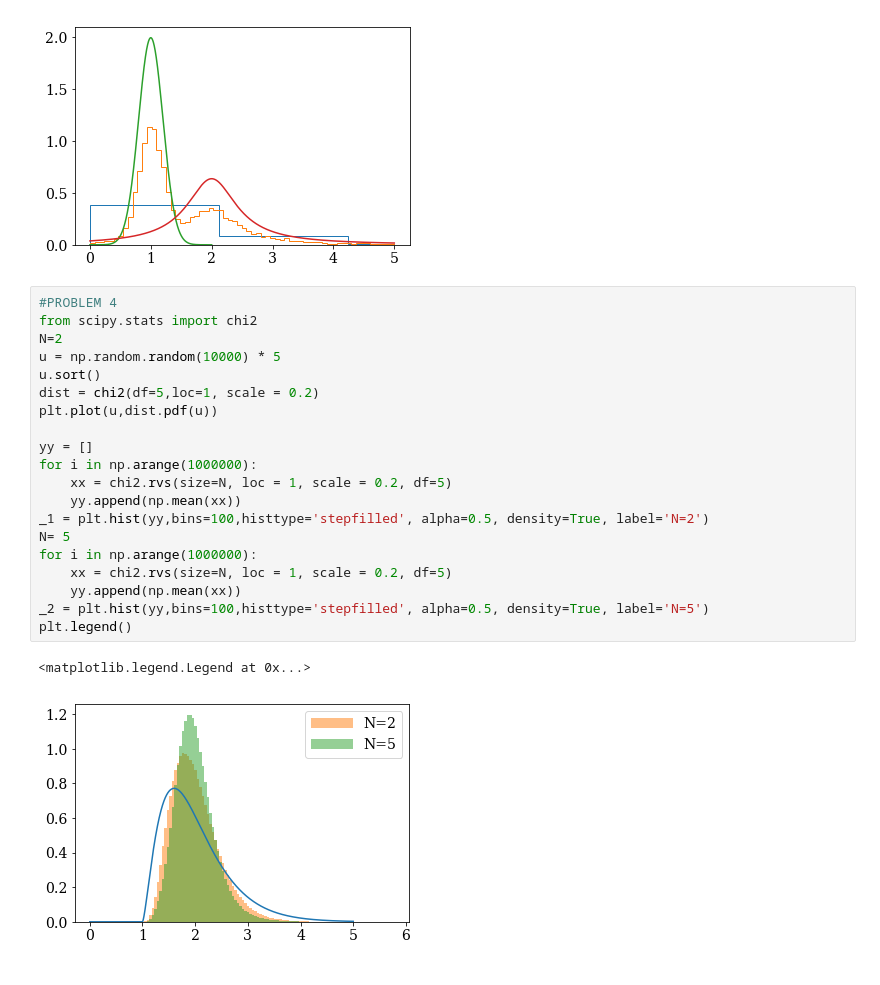
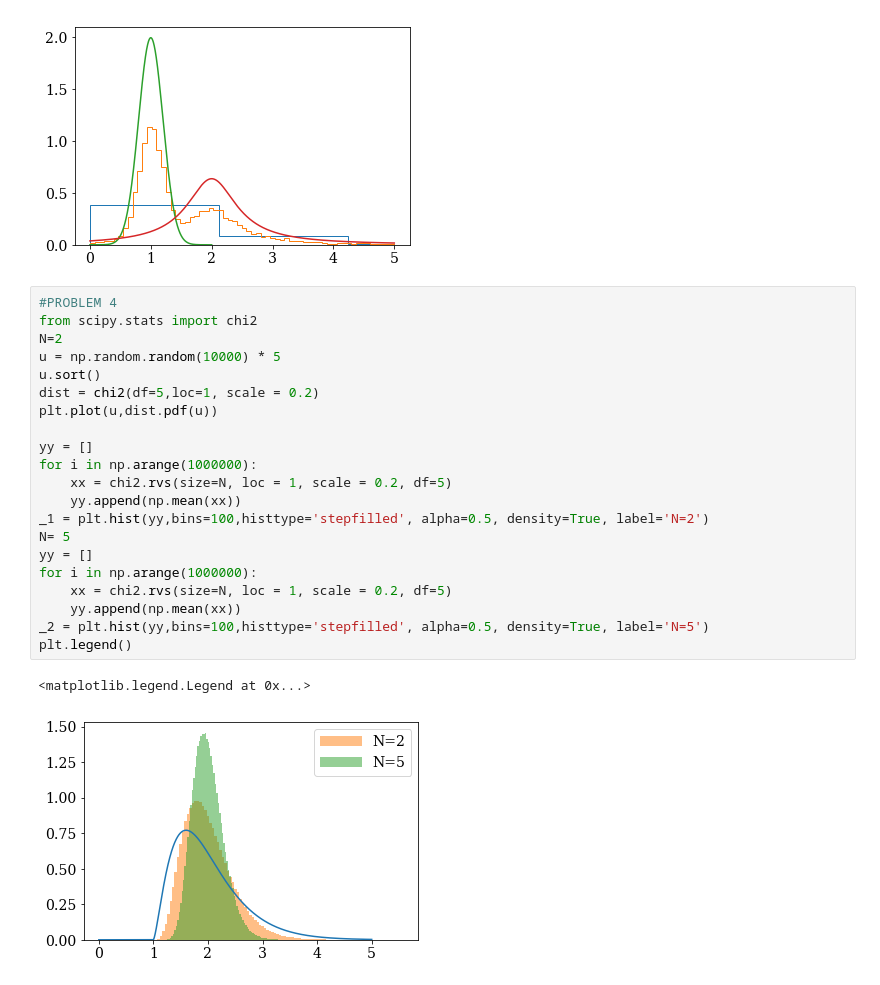
Before and after one commit to PHYST480/homeworks-beemartin, a Jupyter notebook: PHYST480-F18-HW1-BeeMartin.ipynb, the cells around one changed output. Drawn from its saved outputs; the diff is of its cells as text.

```diff
--- a/PHYST480-F18-HW1-BeeMartin.ipynb
+++ b/PHYST480-F18-HW1-BeeMartin.ipynb
@@ -94,23 +94,24 @@ plt.plot(b, cauchyDist)
 # %%
 #PROBLEM 4
 from scipy.stats import chi2
 N=2
 u = np.random.random(10000) * 5
 u.sort()
 dist = chi2(df=5,loc=1, scale = 0.2)
 plt.plot(u,dist.pdf(u))
 
 yy = []
 for i in np.arange(1000000):
     xx = chi2.rvs(size=N, loc = 1, scale = 0.2, df=5)
     yy.append(np.mean(xx))
 _1 = plt.hist(yy,bins=100,histtype='stepfilled', alpha=0.5, density=True, label='N=2')
 N= 5
+yy = []
 for i in np.arange(1000000):
     xx = chi2.rvs(size=N, loc = 1, scale = 0.2, df=5)
     yy.append(np.mean(xx))
 _2 = plt.hist(yy,bins=100,histtype='stepfilled', alpha=0.5, density=True, label='N=5')
 plt.legend()
 # %% [output]
 <matplotlib.legend.Legend at 0x...>
-[figure, old version]
+[figure, new version]
```
